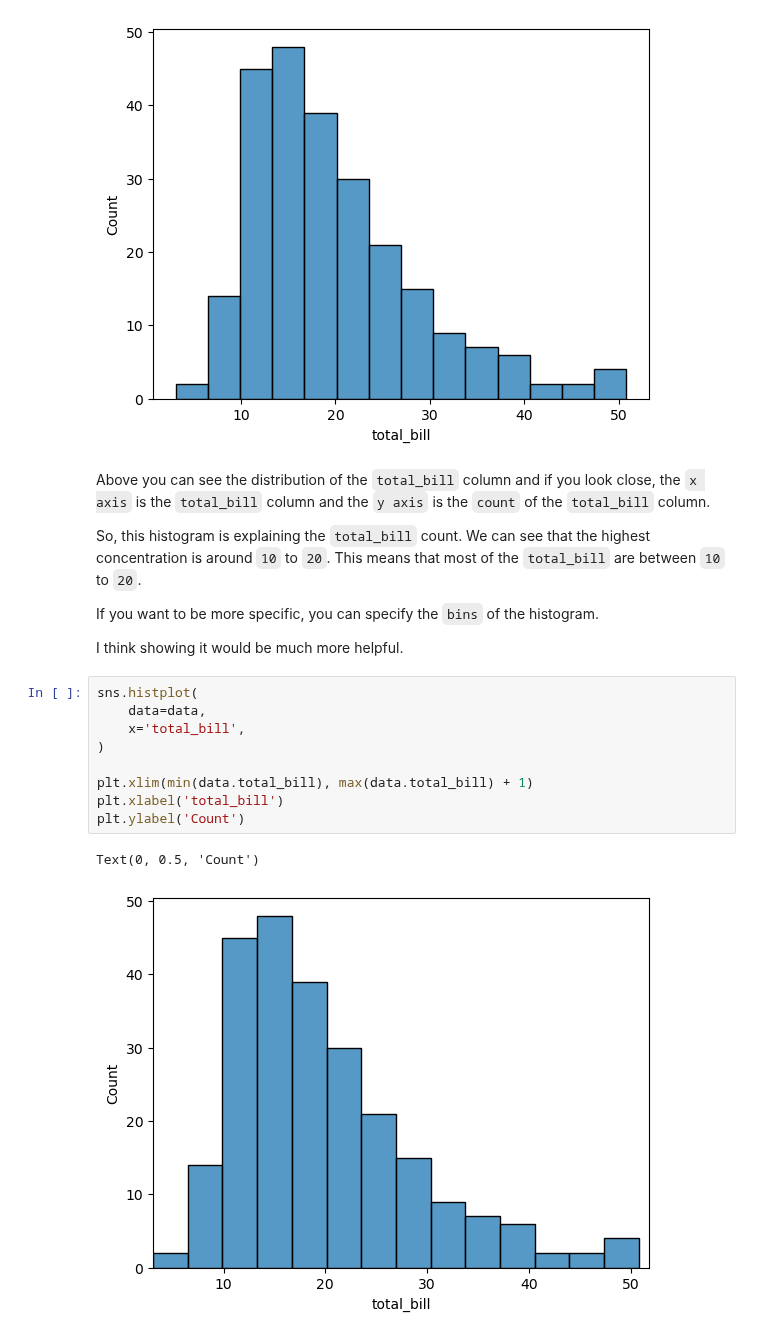
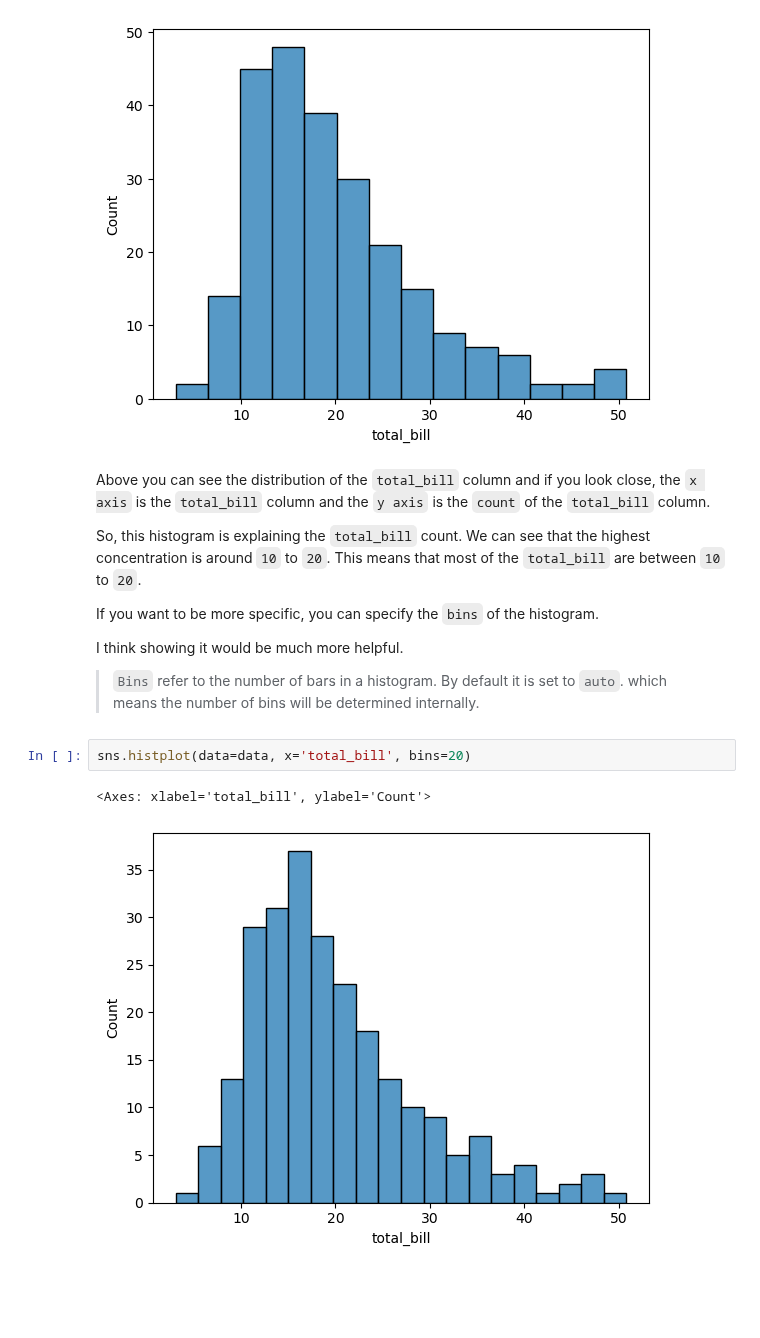
Before and after one commit to RishatTalukder/Machine-Learning-Zero-to-Hero, a Jupyter notebook: 5_Seaborn/11_Data_Visualization_with_Seaborn.ipynb, the cells around one changed output. Drawn from its saved outputs; the diff is of its cells as text; blank space fills up the shorter version.

```diff
--- a/5_Seaborn/11_Data_Visualization_with_Seaborn.ipynb
+++ b/5_Seaborn/11_Data_Visualization_with_Seaborn.ipynb
@@ -119,15 +121,10 @@ So, this histogram is explaining the `total_bill` count. We can see that the hig
 If you want to be more specific, you can specify the `bins` of the histogram.
 
 I think showing it would be much more helpful.
+
+> `Bins` refer to the number of bars in a histogram. By default it is set to `auto`. which means the number of bins will be determined internally.
-# %%
-sns.histplot(
-    data=data,
-    x='total_bill',
-)
-
-plt.xlim(min(data.total_bill), max(data.total_bill) + 1)
-plt.xlabel('total_bill')
-plt.ylabel('Count')
-# %% [output]
-Text(0, 0.5, 'Count')
-[figure, removed]
+# %%
+sns.histplot(data=data, x='total_bill', bins=20)
+# %% [output]
+<Axes: xlabel='total_bill', ylabel='Count'>
+[figure, added]
```
Also changed, not shown: parts of 39 cells of this notebook, 4 other files.
